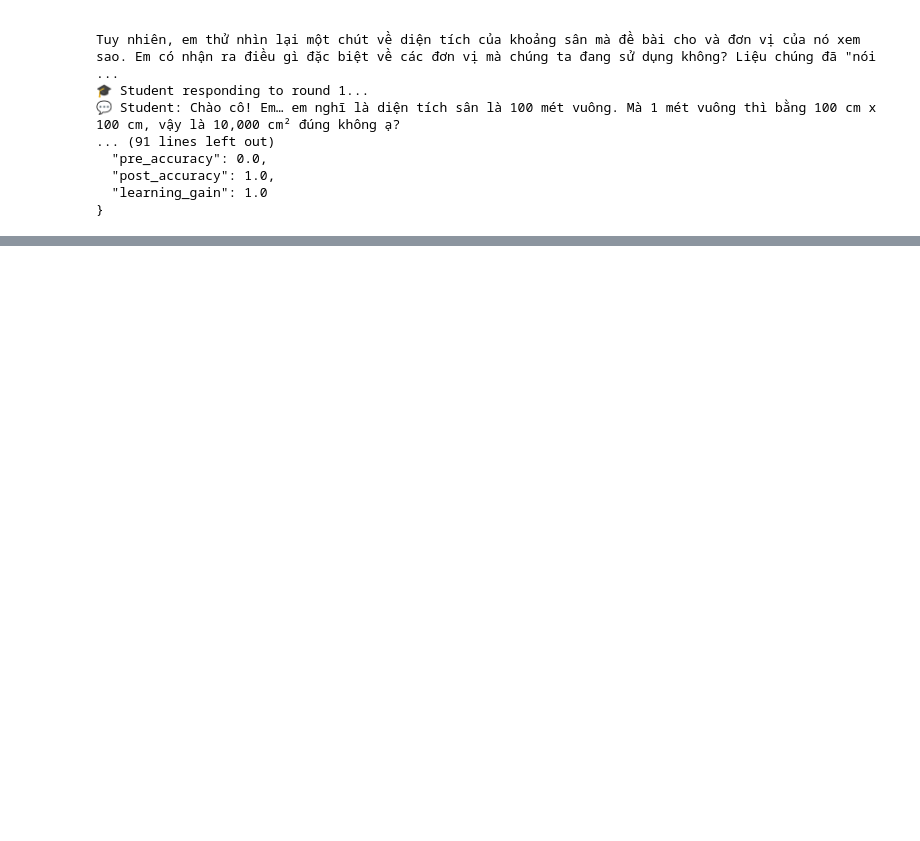
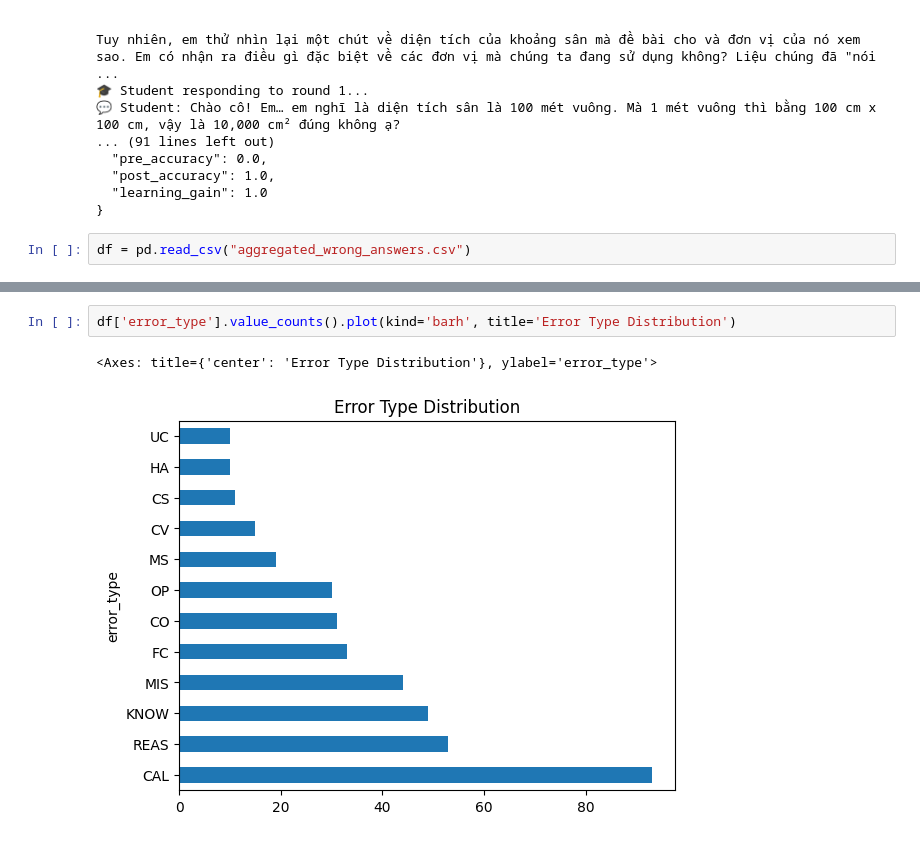
Before and after one commit to 22022658NguyenTienKhoi/Edu_Math_tutor, a Jupyter notebook: main.ipynb, the cells around one changed output, grey strips where cells are left out. Saved outputs shown, nothing was run; the diff lists cells and outputs as text; blank space fills up the shorter version.

```diff
--- a/main.ipynb
+++ b/main.ipynb
@@ -62,3 +117,5 @@ Tuy nhiên, em thử nhìn lại một chút về diện tích của khoảng s
   "post_accuracy": 1.0,
   "learning_gain": 1.0
 }
+# %%
+df = pd.read_csv("aggregated_wrong_answers.csv")
@@ -64,0 +157,5 @@ Tuy nhiên, em thử nhìn lại một chút về diện tích của khoảng s
+# %%
+df['error_type'].value_counts().plot(kind='barh', title='Error Type Distribution')
+# %% [output]
+<Axes: title={'center': 'Error Type Distribution'}, ylabel='error_type'>
+[figure, added]
```
Also changed, not shown: parts of 4 cells of this notebook, 6 other files.
